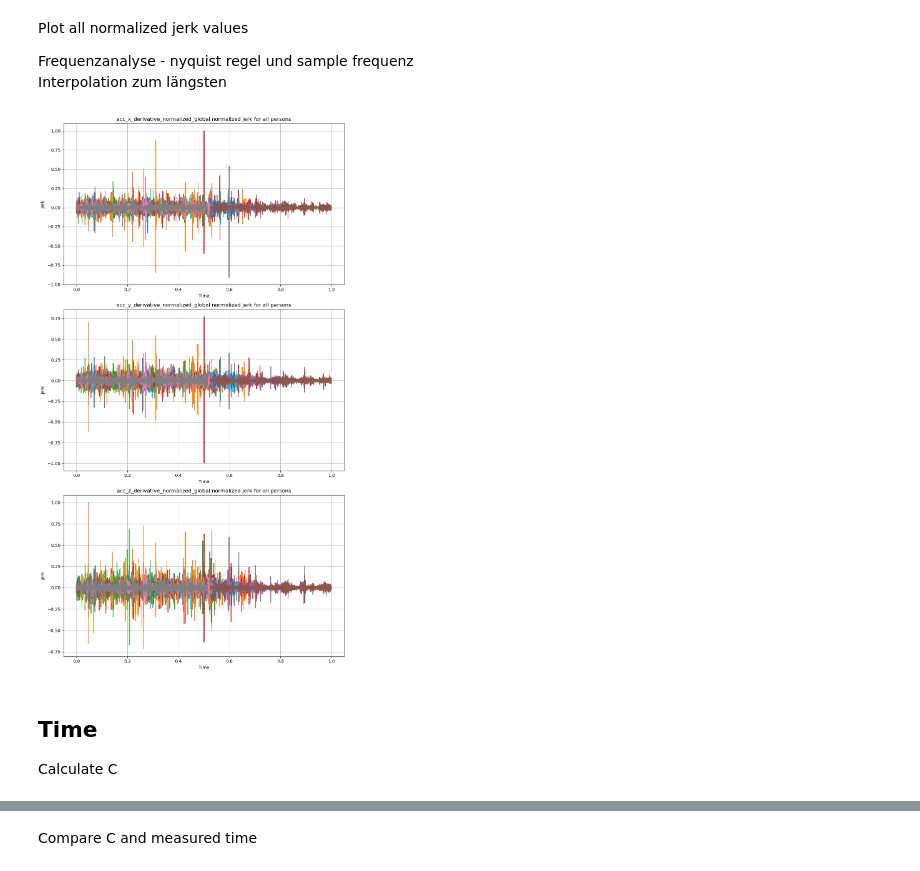
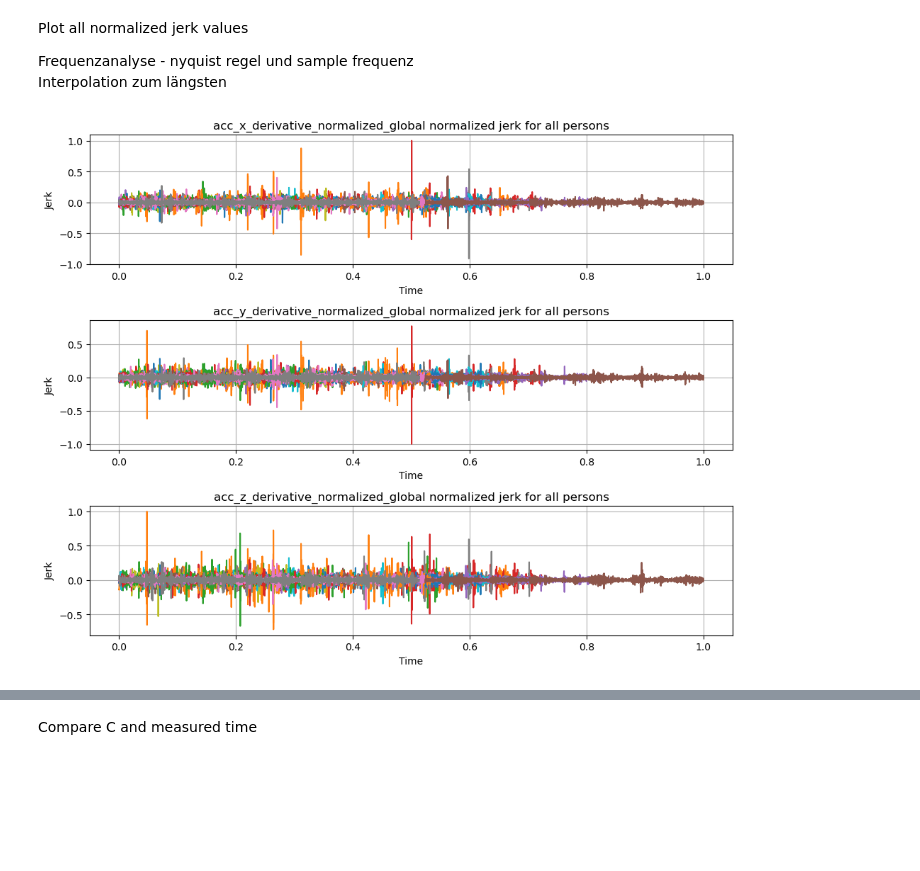
Before and after one commit to doertiboy/MasterStudy, a Jupyter notebook: Acceleration.ipynb, the cells around one changed output, grey strips where cells are left out. Drawn from its saved outputs; the diff is of its cells as text; code cells hidden in the pictures; blank space fills up the shorter version.

```diff
--- a/Acceleration.ipynb
+++ b/Acceleration.ipynb
@@ -131,16 +152,20 @@ for person_name in acc_dict:
     acc_x_derivative = acc_dataset['acc_x_derivative']
     acc_y_derivative = acc_dataset['acc_y_derivative']
     acc_z_derivative = acc_dataset['acc_z_derivative']
+    jerk_vector = acc_dataset['jerk_vector']
 
     max_acc_x_derivative = np.max(np.abs(acc_x_derivative))
     max_acc_y_derivative = np.max(np.abs(acc_y_derivative))
     max_acc_z_derivative = np.max(np.abs(acc_z_derivative))
+    max_jerk_vector = np.max(np.abs(jerk_vector))
 
     acc_x_derivative_normalized = acc_x_derivative / max_acc_x_derivative
     acc_y_derivative_normalized = acc_y_derivative / max_acc_y_derivative
     acc_z_derivative_normalized = acc_z_derivative / max_acc_z_derivative
+    jerk_vector_normalized = jerk_vector / max_jerk_vector
 
     acc_dataset['acc_x_derivative_normalized'] = acc_x_derivative_normalized
     acc_dataset['acc_y_derivative_normalized'] = acc_y_derivative_normalized
     acc_dataset['acc_z_derivative_normalized'] = acc_z_derivative_normalized
+    acc_dataset['jerk_vector_normalized'] = jerk_vector_normalized
 # %% [markdown]
@@ -216,3 +245,32 @@ for person_name in acc_dict:
+# %%
+# Initialize lists to store maximum derivative values for each person
+max_jerk_list = []
+time = []
+
+# Compute maximum derivative values for each person
+for person_name in acc_dict:
+    acc_dataset = acc_dict[person_name]
+    max_jerk = np.max(np.abs(acc_dataset['jerk_vector']))
+    timesteps = acc_dataset['time']
+
+    max_jerk_list.append(max_jerk)
+    time.append(timesteps[-1])
+
+# Find the global maximum among the maximum derivative values for all persons
+max_jerk_global = np.max(max_jerk_list)
+max_timesteps = np.max(time)
+
+# Normalize derivatives for each person using the global maximum
+for person_name in acc_dict:
+    acc_dataset = acc_dict[person_name]
+    jerk_vector = acc_dataset['jerk_vector']
+    timesteps = acc_dataset['time']
+
+    jerk_vector_normalized = jerk_vector / max_jerk_global
+    time_normalized = timesteps / max_timesteps
+
+    acc_dataset['jerk_vector_normalized_global'] = jerk_vector_normalized
+    acc_dataset['time_normalized'] = time_normalized
 # %% [markdown]
 Plotting the comparisons
 # %%
@@ -239,22 +298,19 @@ Frequenzanalyse - nyquist regel und sample frequenz <br>
 Interpolation zum längsten
 # %%
 num_axes = 3
-fig, axs = plt.subplots(num_axes, 1, figsize=(10, 18))
+fig, axs = plt.subplots(num_axes, 1, figsize=(10, 8))
 
 for i, axis in enumerate(['acc_x_derivative_normalized_global', 'acc_y_derivative_normalized_global', 'acc_z_derivative_normalized_global']):
     axs[i].set_title(f'{axis} normalized jerk for all persons')
     axs[i].set_xlabel('Time')
     axs[i].set_ylabel('Jerk')
     axs[i].grid(True)
 
     for person_name in person_names:
         person_data = acc_dict[person_name]
         axs[i].plot(person_data['time_normalized'], person_data[f'{axis}'], label=f'{person_name} jerk_{axis}_normalized')
 
 plt.tight_layout()
 plt.show()
 # %% [output]
-[figure, old version]
+[figure, new version]
-# %% [markdown]
-## Time
-Calculate C
```
Also changed, not shown: parts of 20 cells of this notebook, 3 other files.
